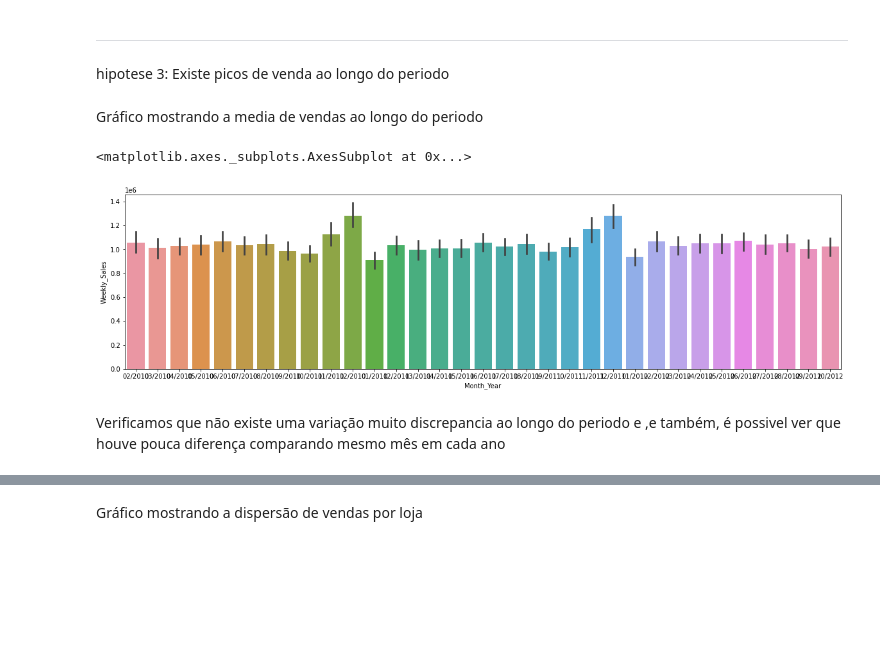
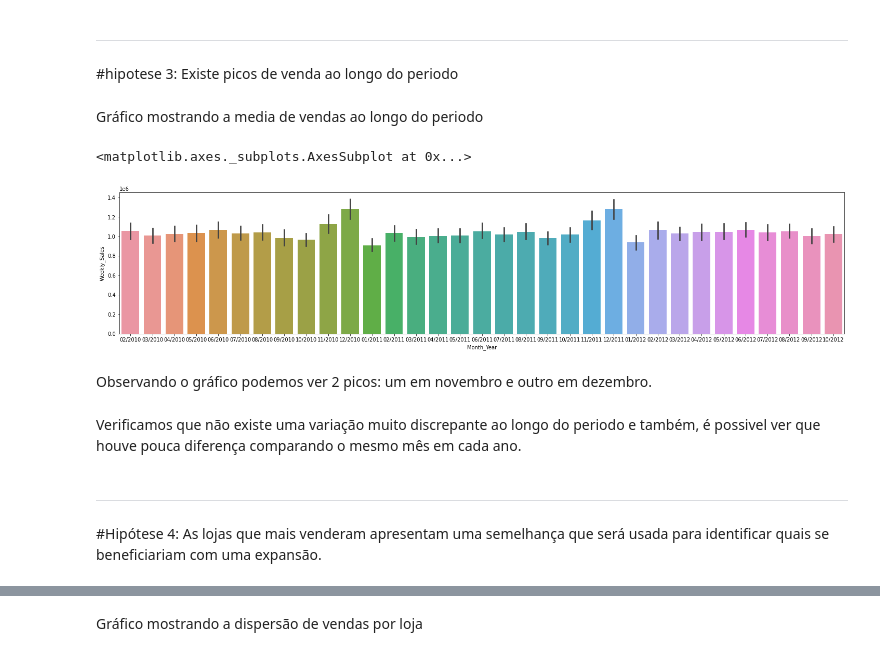
Before and after one commit to GingerLeh/deliverable-2, a Jupyter notebook: Deliverable2_grupo21_dex04.ipynb, the cells around one changed output, grey strips where cells are left out. Saved outputs shown, nothing was run; the diff lists cells and outputs as text; code cells hidden in the pictures; blank space fills up the shorter version.

```diff
--- a/Deliverable2_grupo21_dex04.ipynb
+++ b/Deliverable2_grupo21_dex04.ipynb
@@ -384,14 +424,20 @@ O peso dos feriados não é tão grande em relação aos dias comuns.
 # %% [markdown]
 ---
 # %% [markdown]
-hipotese 3: Existe picos de venda ao longo do periodo
+#hipotese 3: Existe picos de venda ao longo do periodo
 # %% [markdown]
 Gráfico mostrando a media de vendas ao longo do periodo
 # %%
-plt.figure(figsize=(20,5))
+plt.figure(figsize=(25,5))
 sns.barplot(x='Month_Year', y='Weekly_Sales', data=df)
 # %% [output]
 <matplotlib.axes._subplots.AxesSubplot at 0x...>
-[figure, old version]
+[figure, new version]
+# %% [markdown]
+Observando o gráfico podemos ver 2 picos: um em novembro e outro em dezembro.
 # %% [markdown]
-Verificamos que não existe uma variação muito discrepancia ao longo do periodo e ,e também, é possivel ver que houve pouca diferença comparando mesmo mês em cada ano
+Verificamos que não existe uma variação muito discrepante ao longo do periodo e também, é possivel ver que houve pouca diferença comparando o mesmo mês em cada ano.
+# %% [markdown]
+---
+# %% [markdown]
+#Hipótese 4:  As lojas que mais venderam apresentam uma semelhança que será usada para identificar quais se beneficiariam com uma expansão.
```
Also changed, not shown: parts of 77 cells of this notebook.
